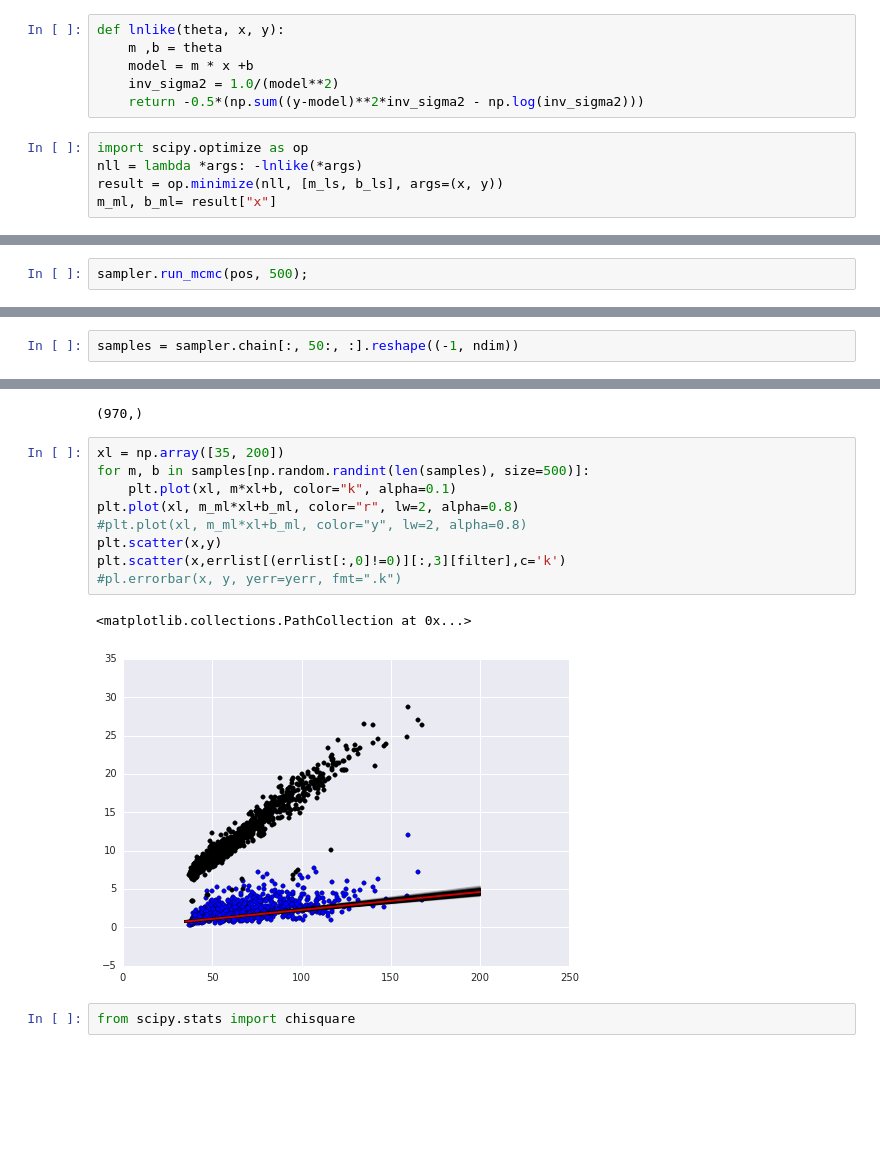
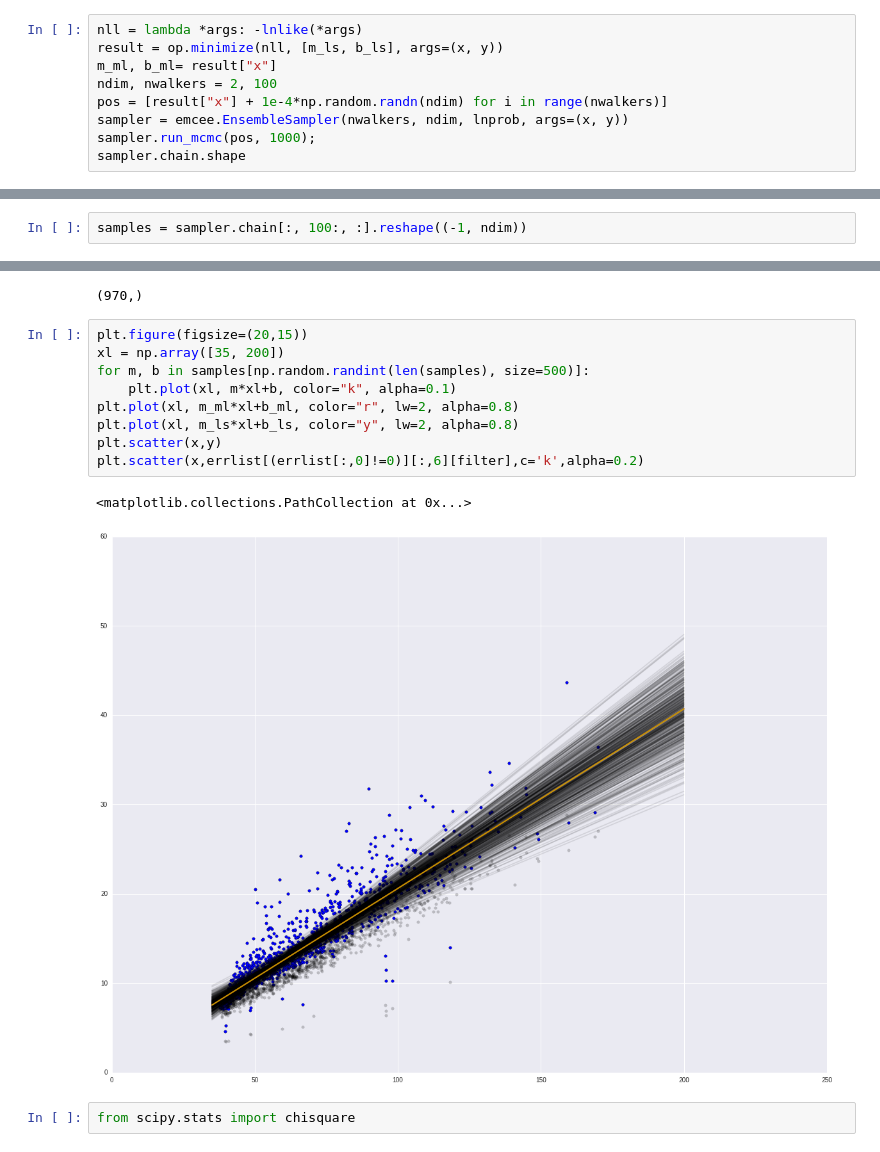
Before and after one commit to saint-germain/anisotropias, a Jupyter notebook: erroranalysis.ipynb, the cells around one changed output, grey strips where cells are left out. Drawn from its saved outputs; the diff is of its cells as text; blank space fills up the shorter version.

Commit message:
error

```diff
--- a/erroranalysis.ipynb
+++ b/erroranalysis.ipynb
@@ -162,11 +288,9 @@ import emcee
-# %%
-def lnlike(theta, x, y):
-    m ,b = theta
-    model = m * x +b
-    inv_sigma2 = 1.0/(model**2)
-    return -0.5*(np.sum((y-model)**2*inv_sigma2 - np.log(inv_sigma2)))
 # %%
-import scipy.optimize as op
 nll = lambda *args: -lnlike(*args)
 result = op.minimize(nll, [m_ls, b_ls], args=(x, y))
 m_ml, b_ml= result["x"]
+ndim, nwalkers = 2, 100
+pos = [result["x"] + 1e-4*np.random.randn(ndim) for i in range(nwalkers)]
+sampler = emcee.EnsembleSampler(nwalkers, ndim, lnprob, args=(x, y))
+sampler.run_mcmc(pos, 1000);
+sampler.chain.shape
@@ -198,2 +298,0 @@ sampler = emcee.EnsembleSampler(nwalkers, ndim, lnprob, args=(x, y))
-# %%
-sampler.run_mcmc(pos, 500);
@@ -212,5 +309,5 @@ res=plt.plot(sampler.chain[:,:,0].T, '-', color='k', alpha=0.3)
 # %%
-samples = sampler.chain[:, 50:, :].reshape((-1, ndim))
+samples = sampler.chain[:, 100:, :].reshape((-1, ndim))
 # %%
 sampler.chain.shape
 # %% [output]
@@ -246,17 +343,17 @@ x.shape
 # %% [output]
 (970,)
 # %%
+plt.figure(figsize=(20,15))
 xl = np.array([35, 200])
 for m, b in samples[np.random.randint(len(samples), size=500)]:
     plt.plot(xl, m*xl+b, color="k", alpha=0.1)
 plt.plot(xl, m_ml*xl+b_ml, color="r", lw=2, alpha=0.8)
-#plt.plot(xl, m_ml*xl+b_ml, color="y", lw=2, alpha=0.8)
+plt.plot(xl, m_ls*xl+b_ls, color="y", lw=2, alpha=0.8)
 plt.scatter(x,y)
-plt.scatter(x,errlist[(errlist[:,0]!=0)][:,3][filter],c='k')
-#pl.errorbar(x, y, yerr=yerr, fmt=".k")
+plt.scatter(x,errlist[(errlist[:,0]!=0)][:,6][filter],c='k',alpha=0.2)
 # %% [output]
 <matplotlib.collections.PathCollection at 0x...>
-[figure, old version]
+[figure, new version]
 # %%
 from scipy.stats import chisquare
 # %%
```
Also changed, not shown: parts of 61 cells of this notebook.
